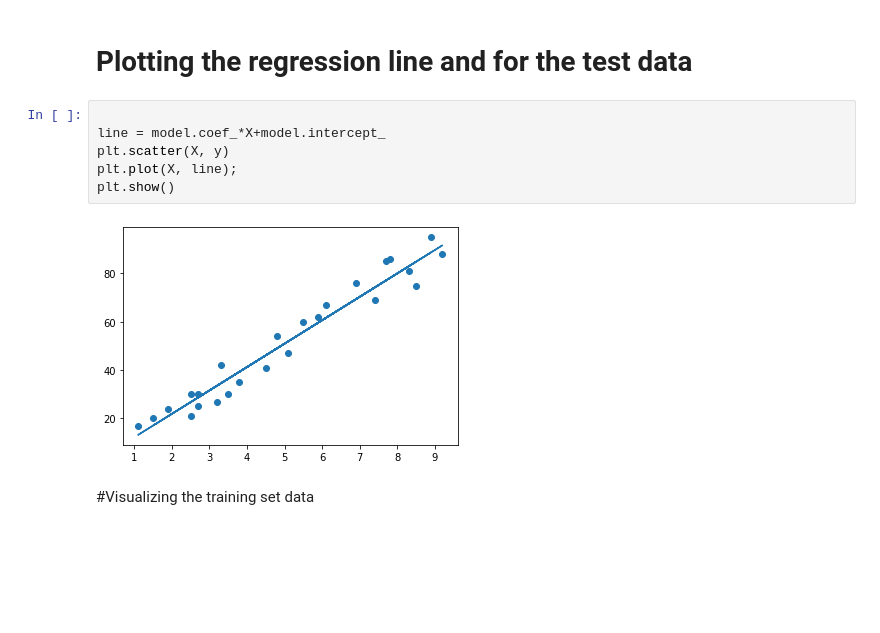
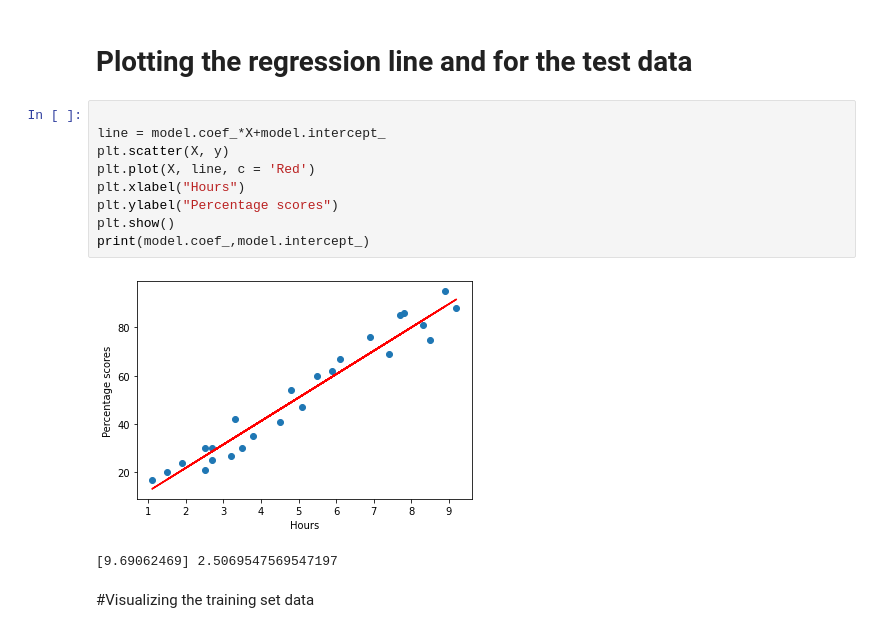
Before and after one commit to snehasamanta/TSF, a Jupyter notebook: Prediction_using_Supervised_ML.ipynb, the cells around one changed output. Cells and saved outputs as stored; diff of their text form; blank space fills up the shorter version.

```diff
--- a/Prediction_using_Supervised_ML.ipynb
+++ b/Prediction_using_Supervised_ML.ipynb
@@ -88,11 +93,15 @@ LinearRegression(copy_X=True, fit_intercept=True, n_jobs=None, normalize=False)
 # %%
 
 line = model.coef_*X+model.intercept_
 plt.scatter(X, y)
-plt.plot(X, line);
+plt.plot(X, line, c = 'Red')
+plt.xlabel("Hours")
+plt.ylabel("Percentage scores")
 plt.show()
+print(model.coef_,model.intercept_)
 # %% [output]
-[figure, old version]
+[figure, new version]
+[9.69062469] 2.5069547569547197
 # %% [markdown]
 #Visualizing the training set data
 # %%
```
Also changed, not shown: parts of 2 cells of this notebook.
